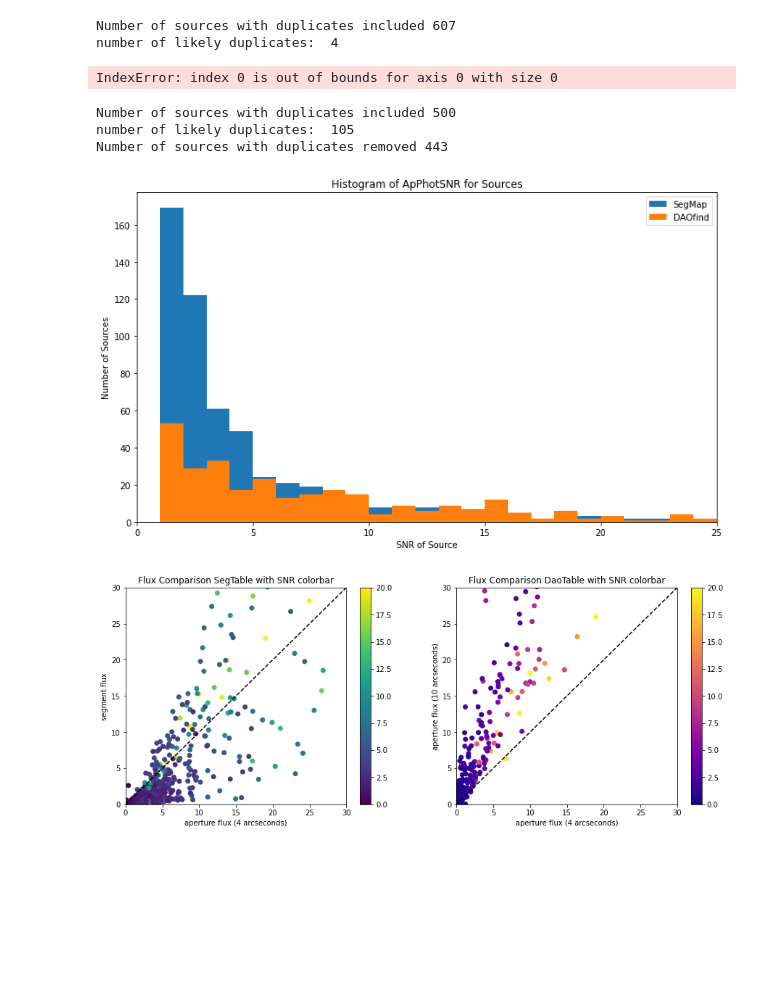
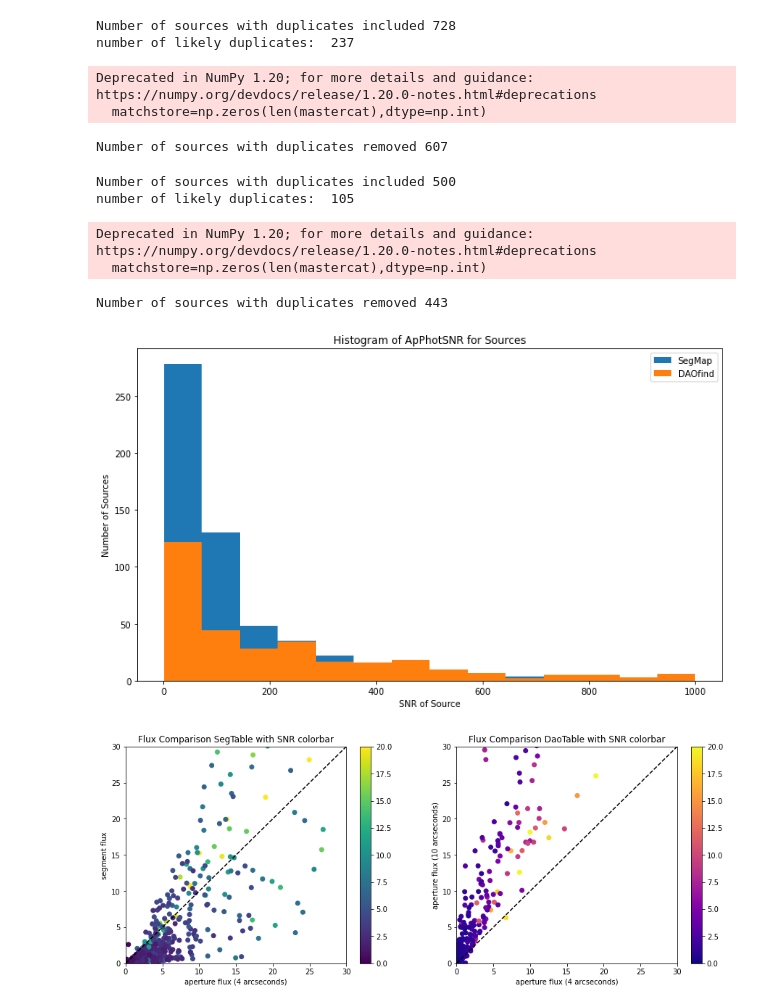
Before and after one commit to mjhankins/SFGCphotcode, a Jupyter notebook: ExaminePhotTables.ipynb, the cells around one changed output. Cells and saved outputs as stored; diff of their text form; code cells hidden in the pictures; blank space fills up the shorter version.

```diff
--- a/ExaminePhotTables.ipynb
+++ b/ExaminePhotTables.ipynb
@@ -117,38 +120,3 @@ mastercatDAO['Master_id']=np.linspace(1,len(mastercatDAO),len(mastercatDAO),dtyp
-# %%
-#Source coordinates need to be in the form of skycoord objects. Ascii tables save as strings so this code puts them back in the right form.
-'''
-if mastercatSEG is not None:
-    sourcecoords=mastercatSEG['sky_centroid']
-else:
-    sourcecoords=[]
-scseg=[]
-
-for coord in sourcecoords:
-    pos=coord.find(",")
-    ra=coord[:pos]
-    dec=coord[pos+1:]
-    scobj=SkyCoord(ra,dec,unit=u.deg)
-    scseg.append(scobj)
-
-if mastercatSEG is not None:
-    mastercatSEG['skycoords']=scseg
-    scseg=mastercatSEG['skycoords']
-
-sourcecoords=mastercatDAO['sky_centroid']
-scdao=[]
-
-for coord in sourcecoords:
-    pos=coord.find(",")
-    ra=coord[:pos]
-    dec=coord[pos+1:]
-    scobj=SkyCoord(ra,dec,unit=u.deg)
-    scdao.append(scobj)
-
-mastercatDAO['skycoords']=scdao
-scdao=mastercatDAO['skycoords']
-'''
-scseg=mastercatSEG['sky_centroid']
-scdao=mastercatDAO['sky_centroid']
 # %%
 #print the seg table
 mastercatSEG
@@ -314,9 +285,11 @@ mastercatSEG=remove_duplicates(mastercatSEG, 4.0*u.arcsec)
 
 print('Number of sources with duplicates removed', len(mastercatSEG))
 # %% [output]
-Number of sources with duplicates included 607
-number of likely duplicates:  4
+Number of sources with duplicates included 728
+number of likely duplicates:  237
-IndexError: index 0 is out of bounds for axis 0 with size 0
+Deprecated in NumPy 1.20; for more details and guidance: https://numpy.org/devdocs/release/1.20.0-notes.html#deprecations
+  matchstore=np.zeros(len(mastercat),dtype=np.int)
+Number of sources with duplicates removed 607
 # %%
 #repeat for dao
 print('Number of sources with duplicates included', len(mastercatDAO))
@@ -327,7 +300,9 @@ print('Number of sources with duplicates removed', len(mastercatDAO))
 # %% [output]
 Number of sources with duplicates included 500
 number of likely duplicates:  105
-Number of sources with duplicates removed 443
+Deprecated in NumPy 1.20; for more details and guidance: https://numpy.org/devdocs/release/1.20.0-notes.html#deprecations
+  matchstore=np.zeros(len(mastercat),dtype=np.int)
+Number of sources with duplicates removed 443
 # %%
 #write 'master' catalogs to fits
 mastercatSEG.write('masterCatSeg_FromFields_noDuplicates_'+str(wavelength)+'um.fits',overwrite=True)
@@ -341,19 +316,19 @@ makeDS9file('mastercatDAO_noDuplicates_'+str(wavelength)+'_labelID.reg', masterc
 #makeDS9file('mastercatDAO_'+str(wavelength)+'_labelMaxSNR.reg', mastercatDAO, r, color='yellow', labelon=True, label="aper_snr_max")
 # %%
 #now lets look at SNR distrobution
-binlist=np.linspace(1,50,50)
+binlist=np.linspace(1,1000,15)
 
 plt.figure(figsize=(12,7))
 plt.title('Histogram of ApPhotSNR for Sources')
-plt.hist(mastercatSEG['aper_snr_max'],bins=binlist,label='SegMap')
-plt.hist(mastercatDAO['aper_snr_max'],bins=binlist,label='DAOfind')
+plt.hist(mastercatSEG['aper_snr_6as'],bins=binlist,label='SegMap')
+plt.hist(mastercatDAO['aper_snr_6as'],bins=binlist,label='DAOfind')
 plt.legend()
 plt.xlabel('SNR of Source')
 plt.ylabel('Number of Sources')
-plt.xlim(0,25)
+#plt.xlim(0,25)
 plt.show()
 # %% [output]
-[figure, old version]
+[figure, new version]
 # %%
 #a few diagnostic plots to examine segment and aperture fluxes
 fig, (ax1,ax2) = plt.subplots(1, 2,figsize=(15,5.5))
```
Also changed, not shown: parts of 9 cells of this notebook, 4 other files.
